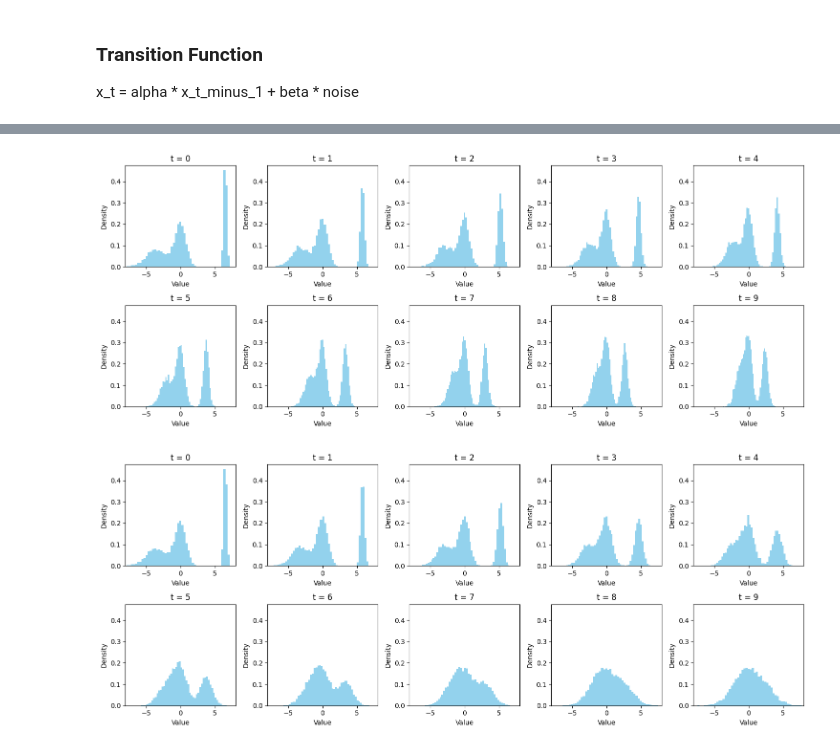
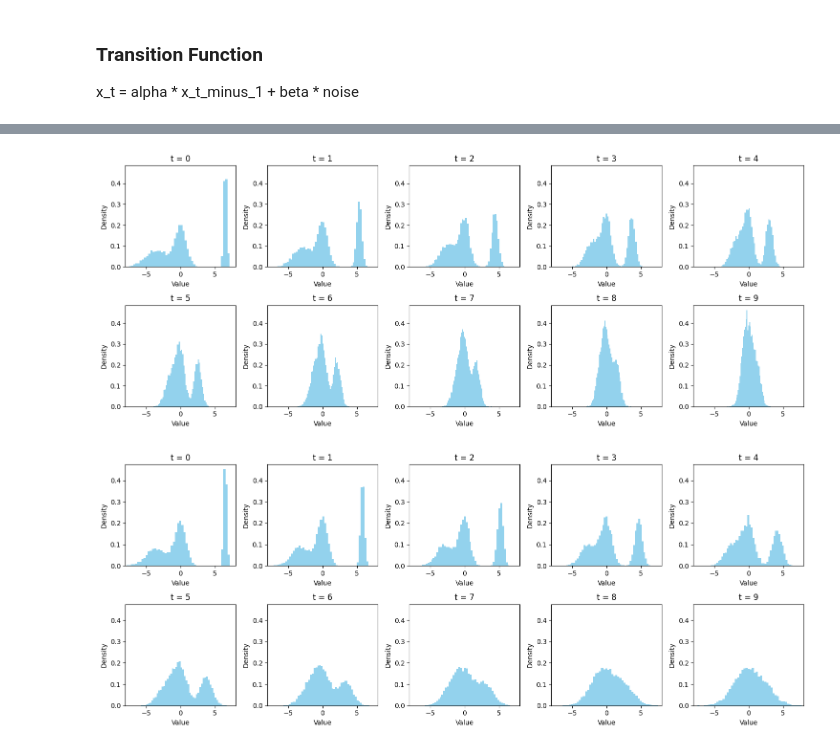
Before and after one commit to harmya/simple-diffusion, a Jupyter notebook: explain.ipynb, the cells around one changed output, grey strips where cells are left out. Saved outputs shown, nothing was run; the diff lists cells and outputs as text; code cells hidden in the pictures.

```diff
--- a/explain.ipynb
+++ b/explain.ipynb
@@ -123,9 +123,9 @@ plot_latents(alpha=0.9, beta=0.2, num_transitions=9)
 # %%
-beta = 0.2
+beta = np.sqrt(0.1)
 alpha = np.sqrt(1 - beta)
 plot_latents(alpha, beta)
 # %% [output]
-[figure, old version]
+[figure, new version]
 # %%
 plot_latents(alpha, beta, linear_transition=True)
 # %% [output]
```
Also changed, not shown: parts of 5 cells of this notebook.
